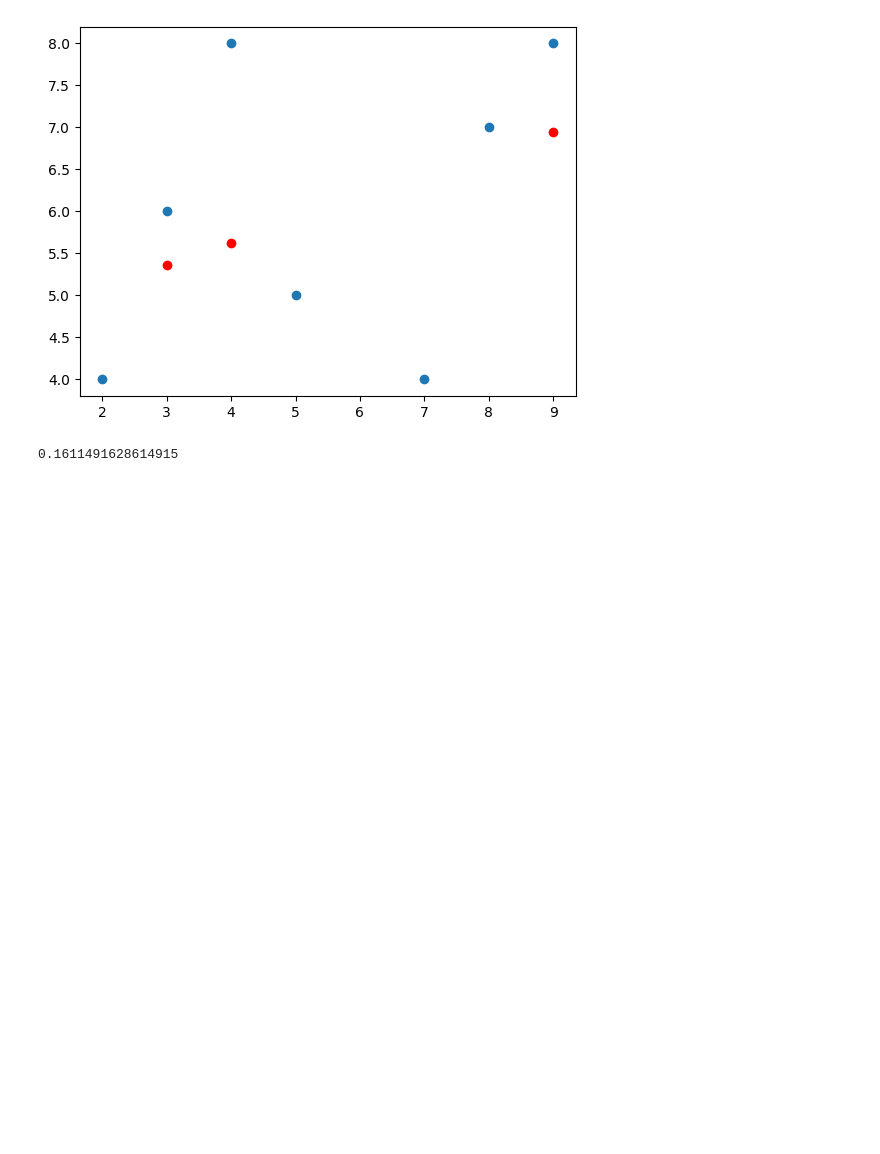
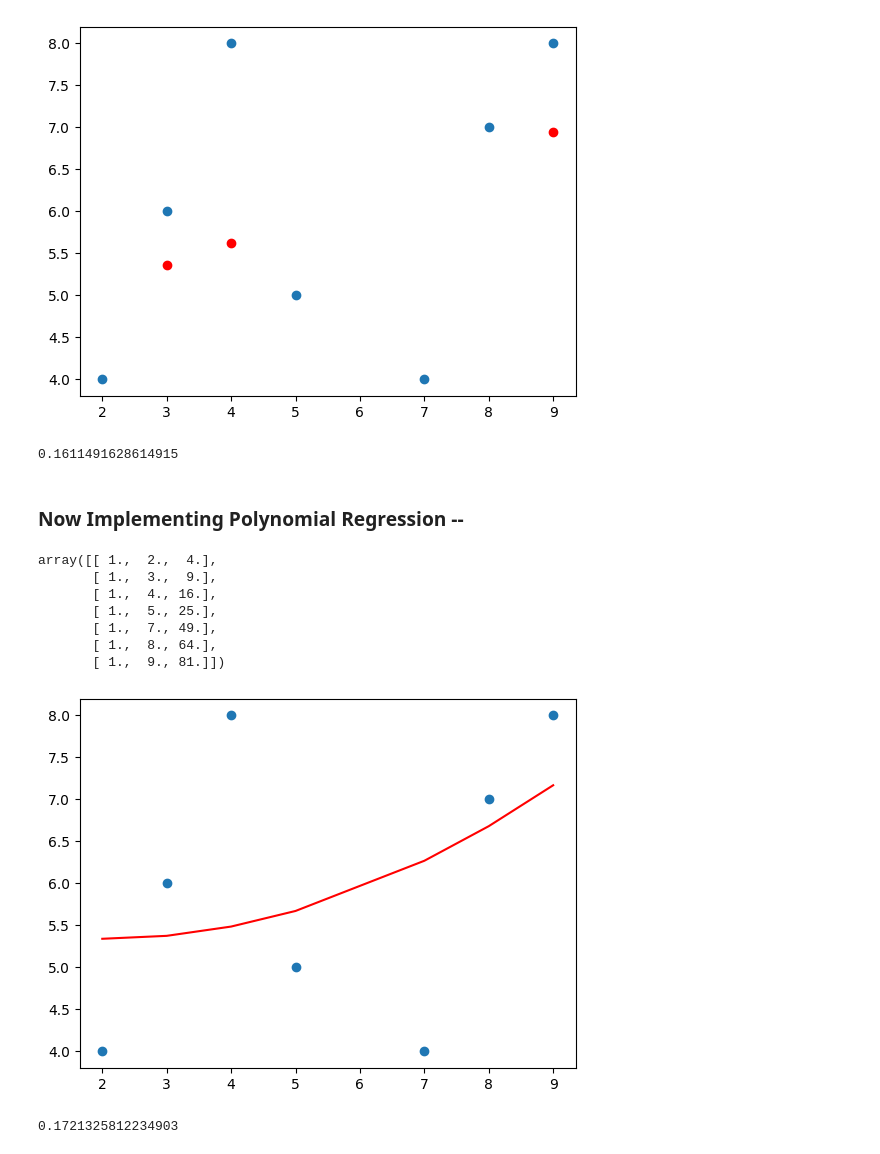
Before and after one commit to Aryanmartinian/Data-Science-AI-Ecosystem, a Jupyter notebook: Polynomial_Regression.ipynb, the cells around one changed output. Saved outputs shown, nothing was run; the diff lists cells and outputs as text; code cells hidden in the pictures; blank space fills up the shorter version.

Commit message:
Polynomial Regression

```diff
--- a/Polynomial_Regression.ipynb
+++ b/Polynomial_Regression.ipynb
@@ -63,3 +63,5 @@ plt.scatter(x_test,y_pred,color='red')
 model.score(x,y)
 # %% [output]
 0.1611491628614915
+# %% [markdown]
+### Now Implementing Polynomial Regression --
@@ -65,0 +70,22 @@ model.score(x,y)
+# %%
+poly = PolynomialFeatures(degree=2)
+poly_x = poly.fit_transform(x.reshape(-1,1)) # independent variable data has been obtained
+model1 = LinearRegression()
+model1.fit(poly_x,y)
+y_pred1 = model1.predict(poly_x)
+plt.scatter(x,y) # Normal data points are present in blue color which default color of scatter plot.
+plt.plot(x,y_pred1,color='red')
+poly_x
+# %% [output]
+array([[ 1.,  2.,  4.],
+       [ 1.,  3.,  9.],
+       [ 1.,  4., 16.],
+       [ 1.,  5., 25.],
+       [ 1.,  7., 49.],
+       [ 1.,  8., 64.],
+       [ 1.,  9., 81.]])
+[figure, added]
+# %%
+model1.score(poly_x,y) # Score is also increased
+# %% [output]
+0.1721325812234903
```
Also changed, not shown: parts of 7 cells of this notebook.
